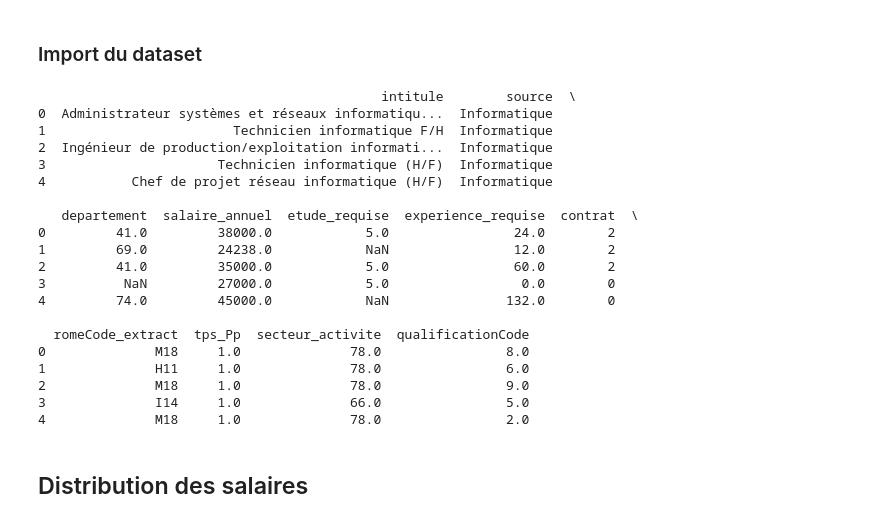
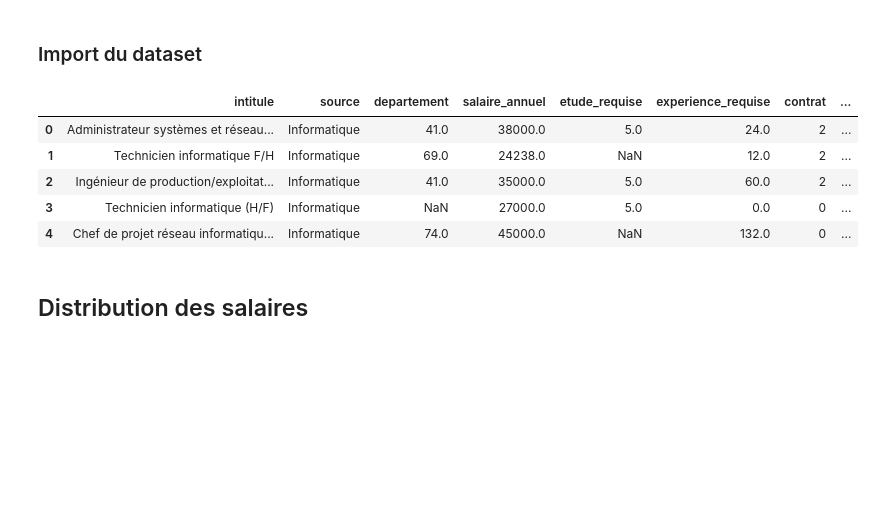
Before and after one commit to smnnawal4/projet-salaires, a Jupyter notebook: stats.ipynb, the cells around one changed output. Cells and saved outputs as stored; diff of their text form; code cells hidden in the pictures; blank space fills up the shorter version.

```diff
--- a/stats.ipynb
+++ b/stats.ipynb
@@ -30,27 +28,14 @@ file_path ='/Users/saimanenawal/Downloads/offres_emploi_concatene_cleaned.csv'
 # %%
+file_path =r'Romain_Scrapping\offres_emploi_concatene_cleaned.csv'
 df=pd.read_csv(file_path)
-print(df.head())
+df.head()
 # %% [output]
-                                            intitule        source  \
-0  Administrateur systèmes et réseaux informatiqu...  Informatique
-1                        Technicien informatique F/H  Informatique
-2  Ingénieur de production/exploitation informati...  Informatique
-3                      Technicien informatique (H/F)  Informatique
-4           Chef de projet réseau informatique (H/F)  Informatique
-
-   departement  salaire_annuel  etude_requise  experience_requise  contrat  \
-0         41.0         38000.0            5.0                24.0        2
-1         69.0         24238.0            NaN                12.0        2
-2         41.0         35000.0            5.0                60.0        2
-3          NaN         27000.0            5.0                 0.0        0
-4         74.0         45000.0            NaN               132.0        0
-
-  romeCode_extract  tps_Pp  secteur_activite  qualificationCode
-0              M18     1.0              78.0                8.0
-1              H11     1.0              78.0                6.0
-2              M18     1.0              78.0                9.0
-3              I14     1.0              66.0                5.0
-4              M18     1.0              78.0                2.0
+|  | intitule | source | departement | salaire_annuel | etude_requise | experience_requise | contrat | ... |
+| 0 | Administrateur systèmes et réseau... | Informatique | 41.0 | 38000.0 | 5.0 | 24.0 | 2 | ... |
+| 1 | Technicien informatique F/H | Informatique | 69.0 | 24238.0 | NaN | 12.0 | 2 | ... |
+| 2 | Ingénieur de production/exploitat... | Informatique | 41.0 | 35000.0 | 5.0 | 60.0 | 2 | ... |
+| 3 | Technicien informatique (H/F) | Informatique | NaN | 27000.0 | 5.0 | 0.0 | 0 | ... |
+| 4 | Chef de projet réseau informatiqu... | Informatique | 74.0 | 45000.0 | NaN | 132.0 | 0 | ... |
 # %% [markdown]
 ## Distribution des salaires
 # %% [markdown]
```
Also changed, not shown: parts of 8 cells of this notebook.
